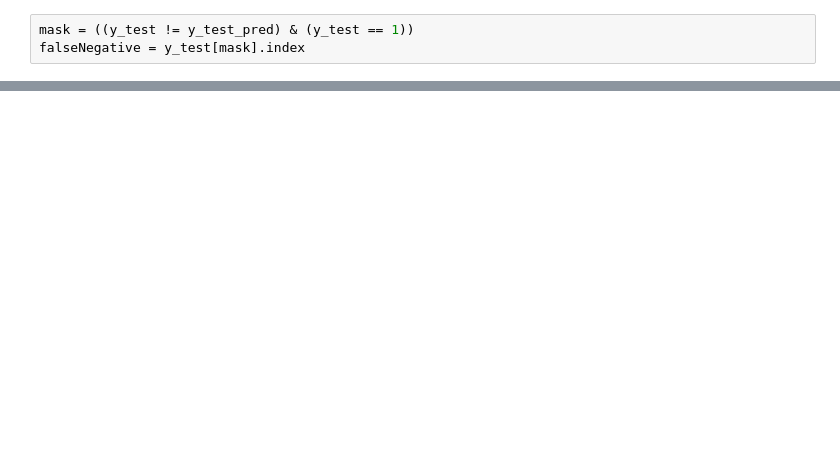
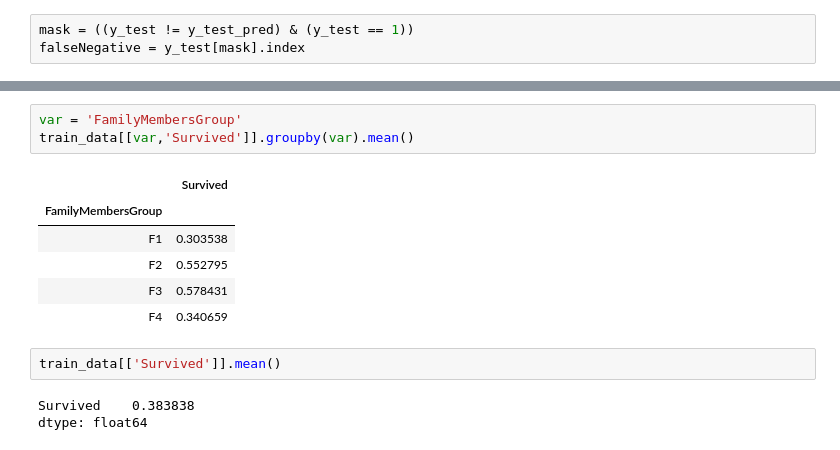
Before and after one commit to talele08/notebook, a Jupyter notebook: Titanic.ipynb, the cells around one changed output, grey strips where cells are left out. Saved outputs shown, nothing was run; the diff lists cells and outputs as text; blank space fills up the shorter version.

```diff
--- a/Titanic.ipynb
+++ b/Titanic.ipynb
@@ -265,2 +349,17 @@ train_data.iloc[falseNegative]
+# %%
+var = 'FamilyMembersGroup'
+train_data[[var,'Survived']].groupby(var).mean()
+# %% [output]
+|  | Survived |
+| FamilyMembersGroup |  |
+| F1 | 0.303538 |
+| F2 | 0.552795 |
+| F3 | 0.578431 |
+| F4 | 0.340659 |
+# %%
+train_data[['Survived']].mean()
+# %% [output]
+Survived    0.383838
+dtype: float64
 # %%
 confusion_matrix(y_test, y_test_pred)
```
Also changed, not shown: parts of 44 cells of this notebook.
